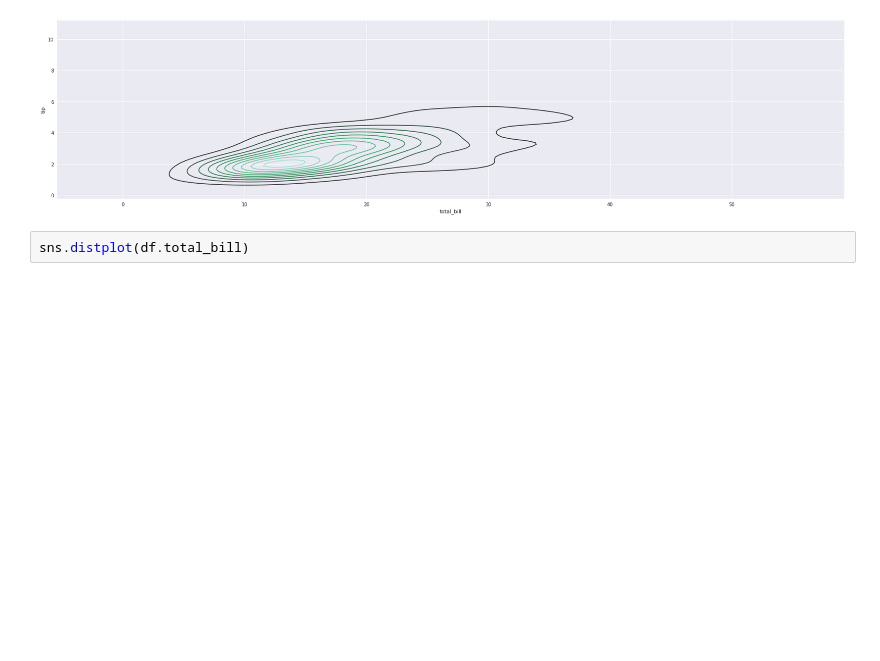
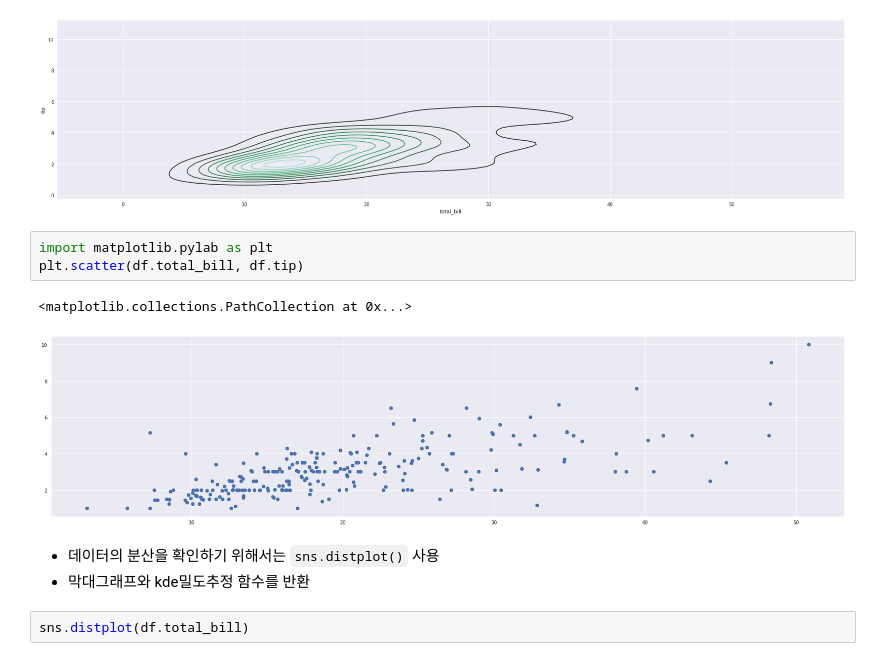
Before and after one commit to kookoowaa/ML_with_GCP, a Jupyter notebook: 02 Google Datalab.ipynb, the cells around one changed output. Saved outputs shown, nothing was run; the diff lists cells and outputs as text; blank space fills up the shorter version.

```diff
--- a/02 Google Datalab.ipynb
+++ b/02 Google Datalab.ipynb
@@ -272,6 +287,15 @@ sns.kdeplot(df.total_bill, df.tip)
 # %% [output]
 <matplotlib.axes._subplots.AxesSubplot at 0x...>
 [figure]
+# %%
+import matplotlib.pylab as plt
+plt.scatter(df.total_bill, df.tip)
+# %% [output]
+<matplotlib.collections.PathCollection at 0x...>
+[figure, added]
+# %% [markdown]
+- 데이터의 분산을 확인하기 위해서는 `sns.distplot()` 사용
+- 막대그래프와 kde밀도추정 함수를 반환
 # %%
 sns.distplot(df.total_bill)
 # %% [output]
```
Also changed, not shown: parts of 16 cells of this notebook.
